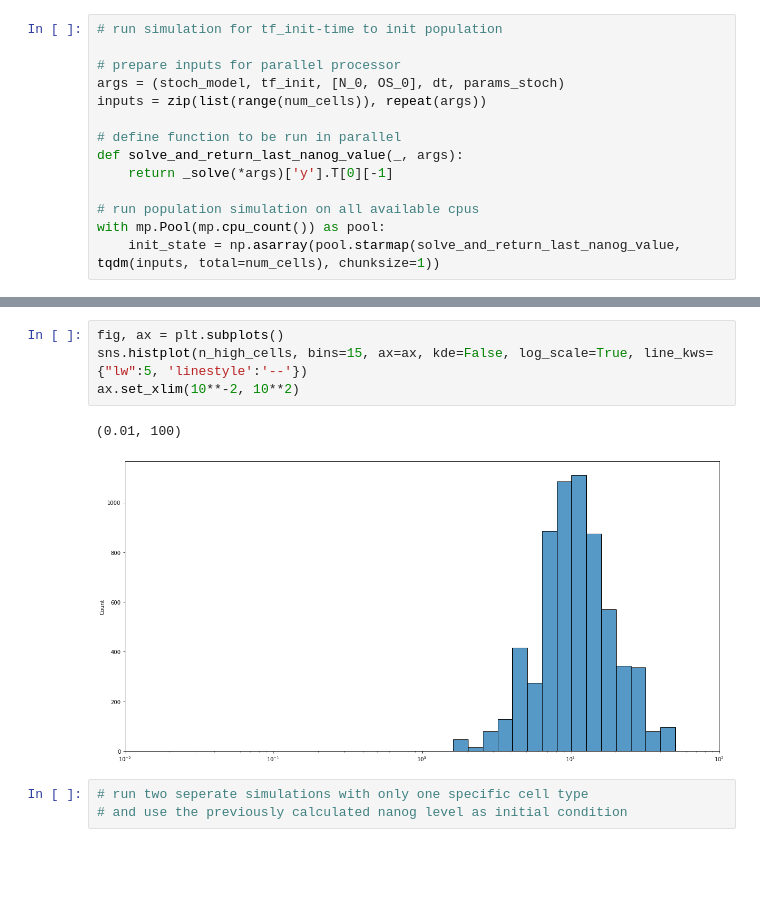
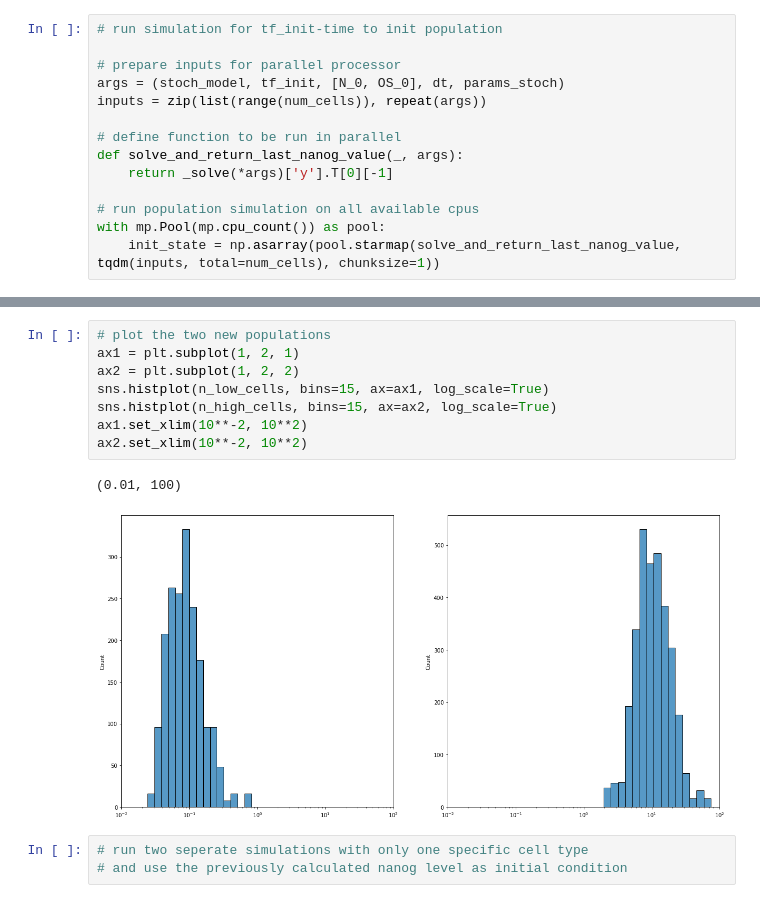
Before and after one commit to martinfg/modelling-nanog-variability, a Jupyter notebook: notebook.ipynb, the cells around one changed output, grey strips where cells are left out. Saved outputs shown, nothing was run; the diff lists cells and outputs as text; blank space fills up the shorter version.

```diff
--- a/notebook.ipynb
+++ b/notebook.ipynb
@@ -577,10 +559,14 @@ ax.set_xlim(10**-2, 10**2)
-# %%
-fig, ax = plt.subplots()
-sns.histplot(n_high_cells, bins=15, ax=ax, kde=False, log_scale=True, line_kws={"lw":5, 'linestyle':'--'})
-ax.set_xlim(10**-2, 10**2)
-# %% [output]
-(0.01, 100)
-[figure, removed]
+# %%
+# plot the two new populations
+ax1 = plt.subplot(1, 2, 1)
+ax2 = plt.subplot(1, 2, 2)
+sns.histplot(n_low_cells, bins=15, ax=ax1, log_scale=True)
+sns.histplot(n_high_cells, bins=15, ax=ax2, log_scale=True)
+ax1.set_xlim(10**-2, 10**2)
+ax2.set_xlim(10**-2, 10**2)
+# %% [output]
+(0.01, 100)
+[figure, added]
 # %%
 # run two seperate simulations with only one specific cell type
 # and use the previously calculated nanog level as initial condition
```
Also changed, not shown: parts of 39 cells of this notebook.
